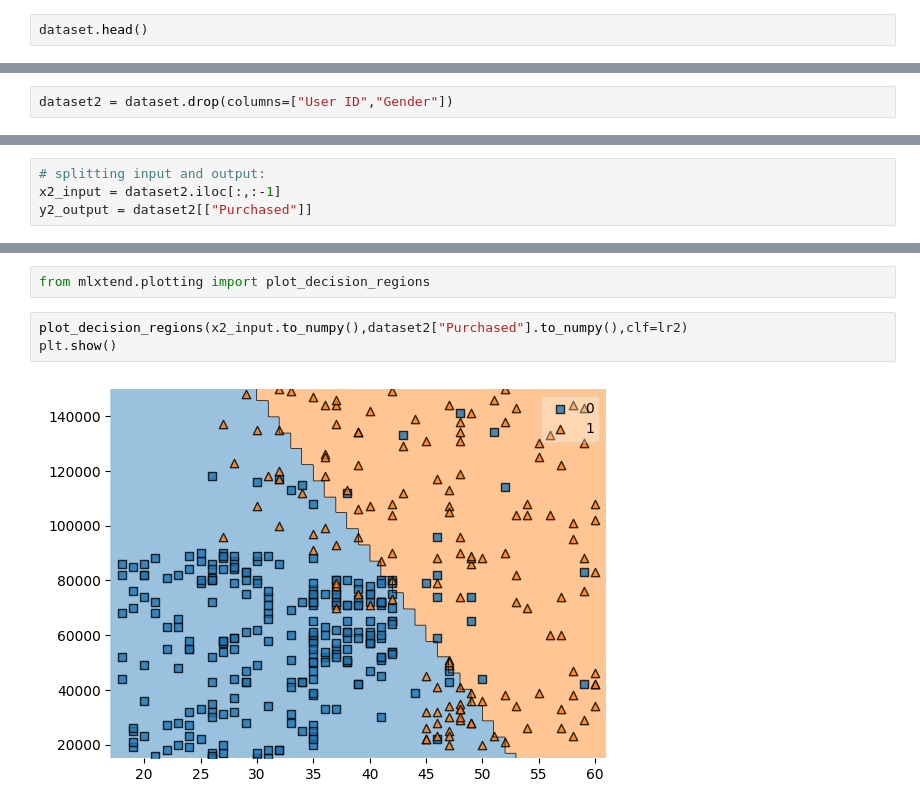
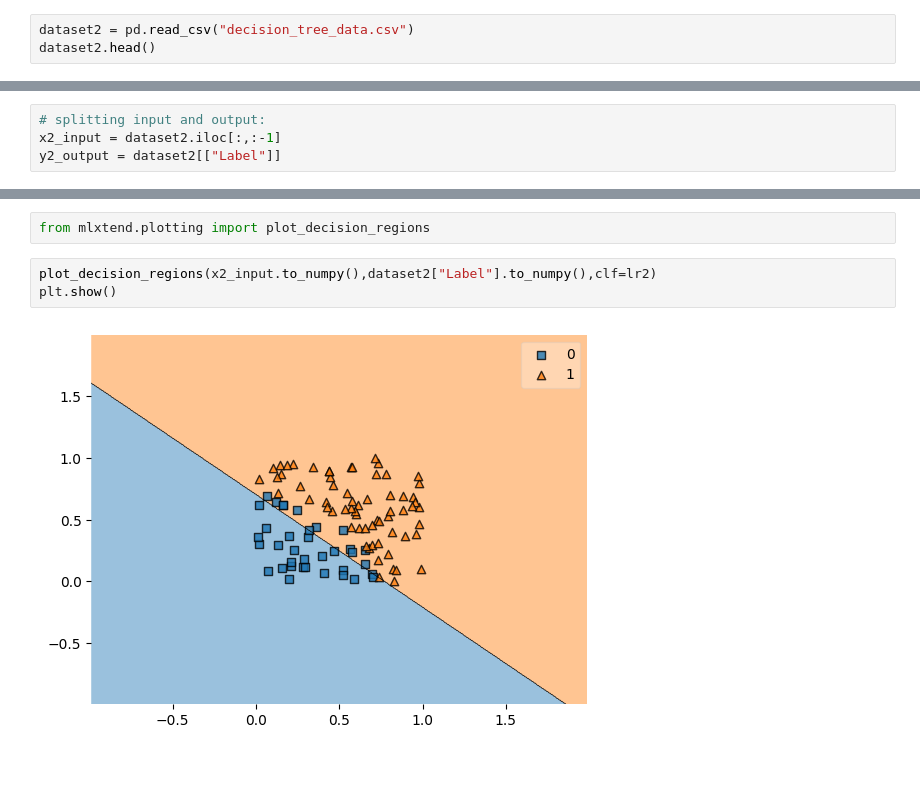
Before and after one commit to santoshw03/machine_learning, a Jupyter notebook: Classification/LogisticRegression.ipynb, the cells around one changed output, grey strips where cells are left out. Drawn from its saved outputs; the diff is of its cells as text; blank space fills up the shorter version.

```diff
--- a/Classification/LogisticRegression.ipynb
+++ b/Classification/LogisticRegression.ipynb
@@ -99,5 +99,6 @@ plt.show()
 # %% [markdown]
 #BINOMIAL CLASSIFICATION WITH MULTIPLE INPUT
 # %%
-dataset.head()
+dataset2 = pd.read_csv("decision_tree_data.csv")
+dataset2.head()
 # %% [output]
@@ -110,2 +110,0 @@ dataset.head()
-# %%
-dataset2 = dataset.drop(columns=["User ID","Gender"])
@@ -121,6 +111,6 @@ dataset2.head()
 # %%
 # splitting input and output:
 x2_input = dataset2.iloc[:,:-1]
-y2_output = dataset2[["Purchased"]]
+y2_output = dataset2[["Label"]]
 # %%
 # lets plot the graph to see if its classiabble or not :
@@ -157,7 +141,7 @@ array([1])
 # %%
 from mlxtend.plotting import plot_decision_regions
 # %%
-plot_decision_regions(x2_input.to_numpy(),dataset2["Purchased"].to_numpy(),clf=lr2)
+plot_decision_regions(x2_input.to_numpy(),dataset2["Label"].to_numpy(),clf=lr2)
 plt.show()
 # %% [output]
-[figure, old version]
+[figure, new version]
```
Also changed, not shown: parts of 7 cells of this notebook, 1 other file.
